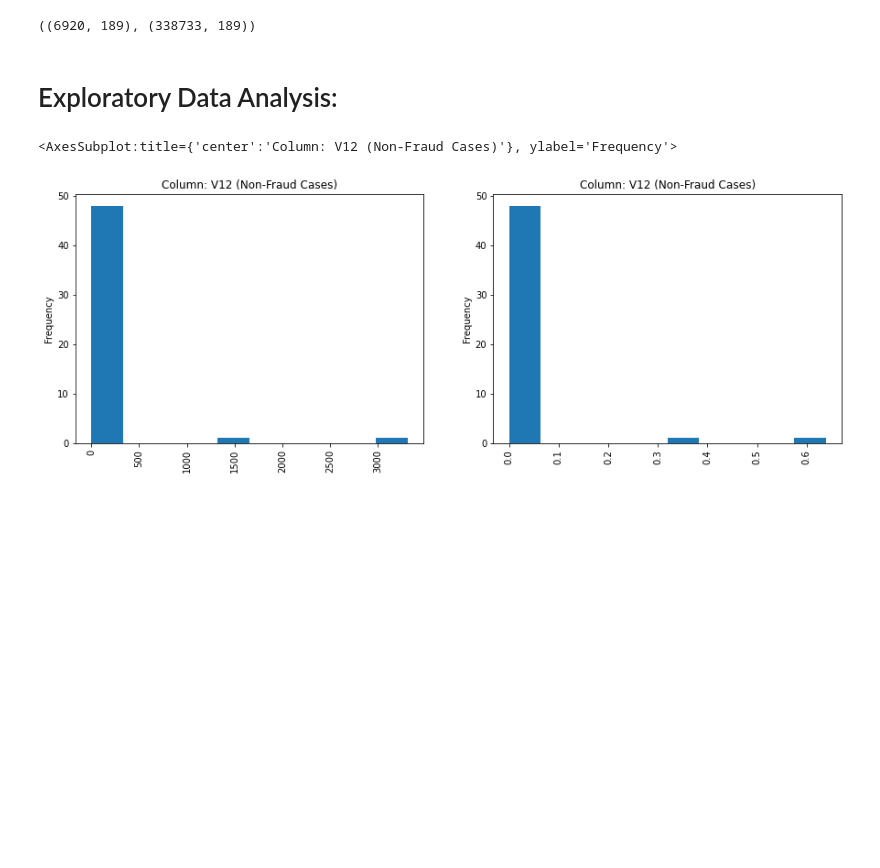
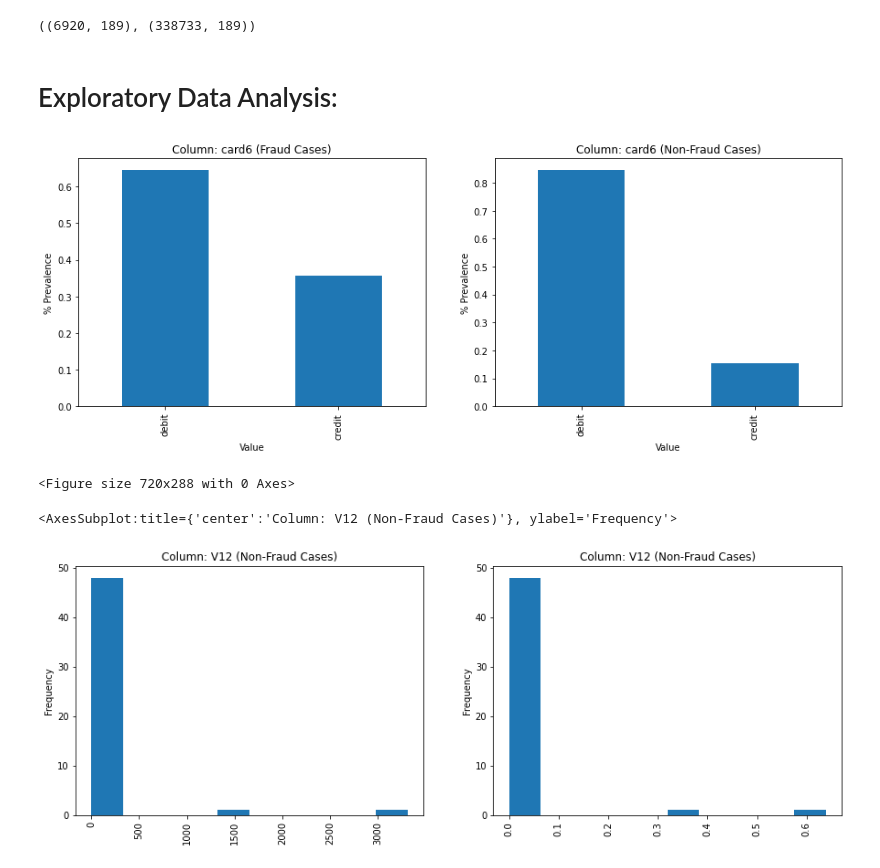
Before and after one commit to s260895/master_thesis_jads, a Jupyter notebook: ieee_fraud_dataset.ipynb, the cells around one changed output. Drawn from its saved outputs; the diff is of its cells as text; code cells hidden in the pictures; blank space fills up the shorter version.

```diff
--- a/ieee_fraud_dataset.ipynb
+++ b/ieee_fraud_dataset.ipynb
@@ -128,7 +153,10 @@ def get_feat_dist(feat_list=classifier_input_cat,feat_value=0):
         asset_location_data[asset_location_data['isFraud'] == 0][feat_list[feat_value]].value_counts(normalize=True)[:].plot(kind='bar',figsize=(15,5),title='Column: ' +str(feat_list[feat_value])+' (Non-Fraud Cases)',rot=90,ylabel='% Prevalence',xlabel='Value')
         plt.figure(figsize=(10,4))
 # %%
-# get_feat_dist(feat_list=classifier_input_cat,feat_value=6)
+get_feat_dist(feat_list=classifier_input_cat,feat_value=2)
+# %% [output]
+[figure, added]
+<Figure size 720x288 with 0 Axes>
 # %%
 feat_list = classifier_input_num
 feat_value = 5
```
Also changed, not shown: parts of 19 cells of this notebook, 33 other files.
